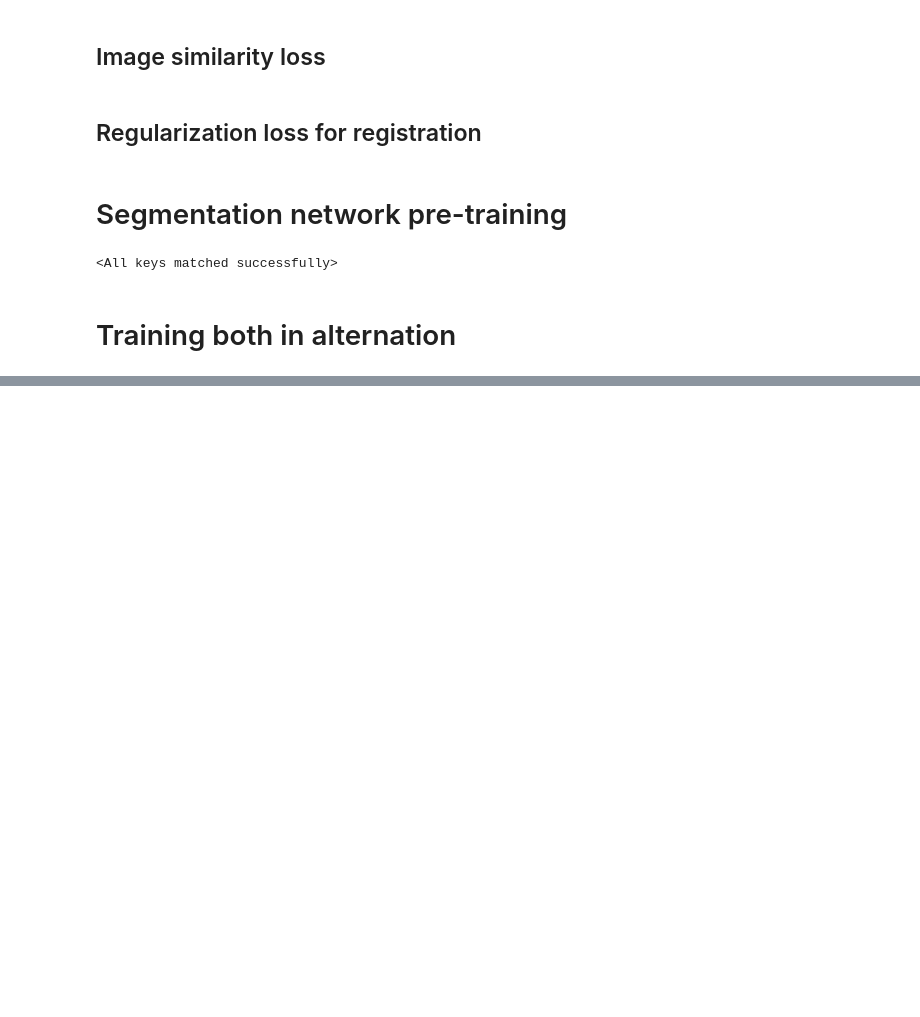
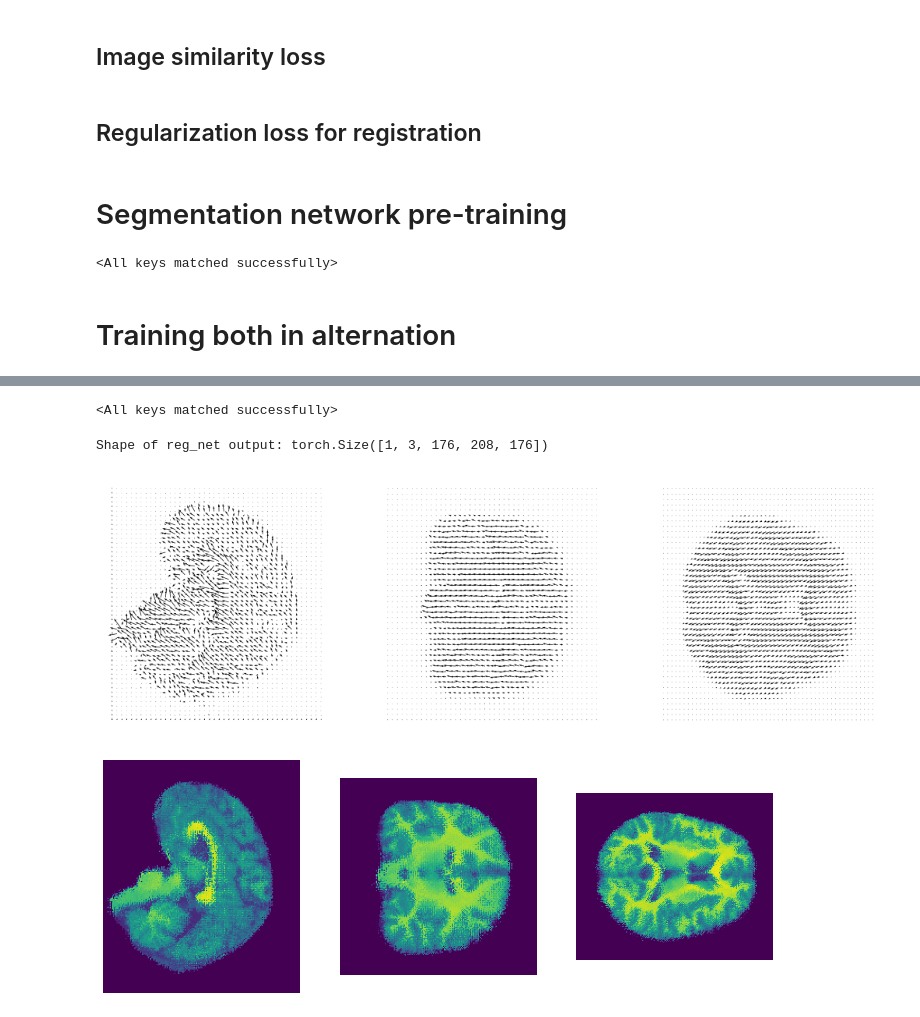
Before and after one commit to ebrahimebrahim/deep-atlas, a Jupyter notebook: exploration2.ipynb, the cells around one changed output, grey strips where cells are left out. Cells and saved outputs as stored; diff of their text form; code cells hidden in the pictures; blank space fills up the shorter version.

```diff
--- a/exploration2.ipynb
+++ b/exploration2.ipynb
@@ -460,8 +464,12 @@ dataloader_pairs_train_seg_trainable = monai.data.DataLoader(
     shuffle=True
 ) # TODO still need to use this; when seg-only part of alternation comes up
 
-learning_rate = 5e-4
-optimizer = torch.optim.Adam(seg_net.parameters(), learning_rate)
+learning_rate = 1e-1
+optimizer = torch.optim.Adam(reg_net.parameters(), learning_rate)
+
+# Weights of various registration losses, relative to the image similarity loss
+lambda_r = 3 # regularization loss weight
+
 
 max_epochs = 1
 training_losses = []
@@ -471,8 +479,11 @@ for epoch_number in range(max_epochs):
 
     reg_net.train()
     losses = []
+    batch_number = 0;
     for batch in dataloader_pairs_train:
+        if batch_number > 50 : break; # TODO remove this early stopper
         img12 = batch['img12'].to('cuda')
+#         img21 = img12[:,[1,0],:,:,:] # Use this when ready to introduce inverse consistency loss
 
         optimizer.zero_grad()
         displacement_fields = reg_net(img12)
@@ -481,13 +492,18 @@ for epoch_number in range(max_epochs):
             warped_img2, # prediciton
             img12[:,[0],:,:,:] # target
         )
-        loss_similarity.backward()
+        loss_regularization = bending_loss(displacement_fields)
+        loss = loss_similarity + lambda_r * loss_regularization
+        loss.backward()
         optimizer.step()
 
-        print(" ",loss_similarity.item())
-        losses.append(loss_similarity.item())
+        print(f"Epoch {epoch_number}/{max_epochs}, batch {batch_number}/{len(dataset_pairs_train)}. Loss: {loss.item()}")
+        losses.append(loss.item())
+        batch_number += 1
 
     training_loss = np.mean(losses)
+
+    break # TODO remove this when ready to include validation
 
     reg_net.eval()
     losses = []
@@ -505,5 +521,5 @@ for epoch_number in range(max_epochs):
             losses.append(loss_similarity.item())
         validation_loss = np.mean(losses)
 
-    print(f"training loss: {training_loss}, validation loss: {validation_loss}")
+    print(f"Epoch {epoch_number}/{max_epochs} summary:\n\ttraining loss: {training_loss}\n\tvalidation loss: {validation_loss}")
 #     preview_image(torch.argmax(torch.softmax(seg_net(dataset_seg_available_valid[0]['img'].unsqueeze(0).cuda()),dim=1),dim=1, keepdim=True)[0,0].cpu())
@@ -509,0 +540,27 @@ for epoch_number in range(max_epochs):
+# %%
+# CHECKPOINT CELL; LOAD
+seg_net.load_state_dict(torch.load('seg_net.pth'))
+reg_net.load_state_dict(torch.load('reg_net.pth'))
+# %% [output]
+<All keys matched successfully>
+# %%
+# Try it out
+
+data_item = random.choice(dataset_pairs_valid)
+img12 = data_item['img12'].unsqueeze(0).to('cuda')
+
+reg_net_example_output = reg_net(img12)
+print(f"Shape of reg_net output: {reg_net_example_output.shape}")
+
+example_warped_image = warp(
+    img12[:,[1],:,:,:], # moving image
+    reg_net_example_output # warping
+)
+
+# Uncomment to preview displacement field and warped image
+preview_3D_vector_field(reg_net_example_output.cpu().detach()[0])
+preview_image(example_warped_image[0,0].cpu().detach())
+# %% [output]
+Shape of reg_net output: torch.Size([1, 3, 176, 208, 176])
+[figure, added]
+[figure, added]
```
Also changed, not shown: parts of 7 cells of this notebook.
